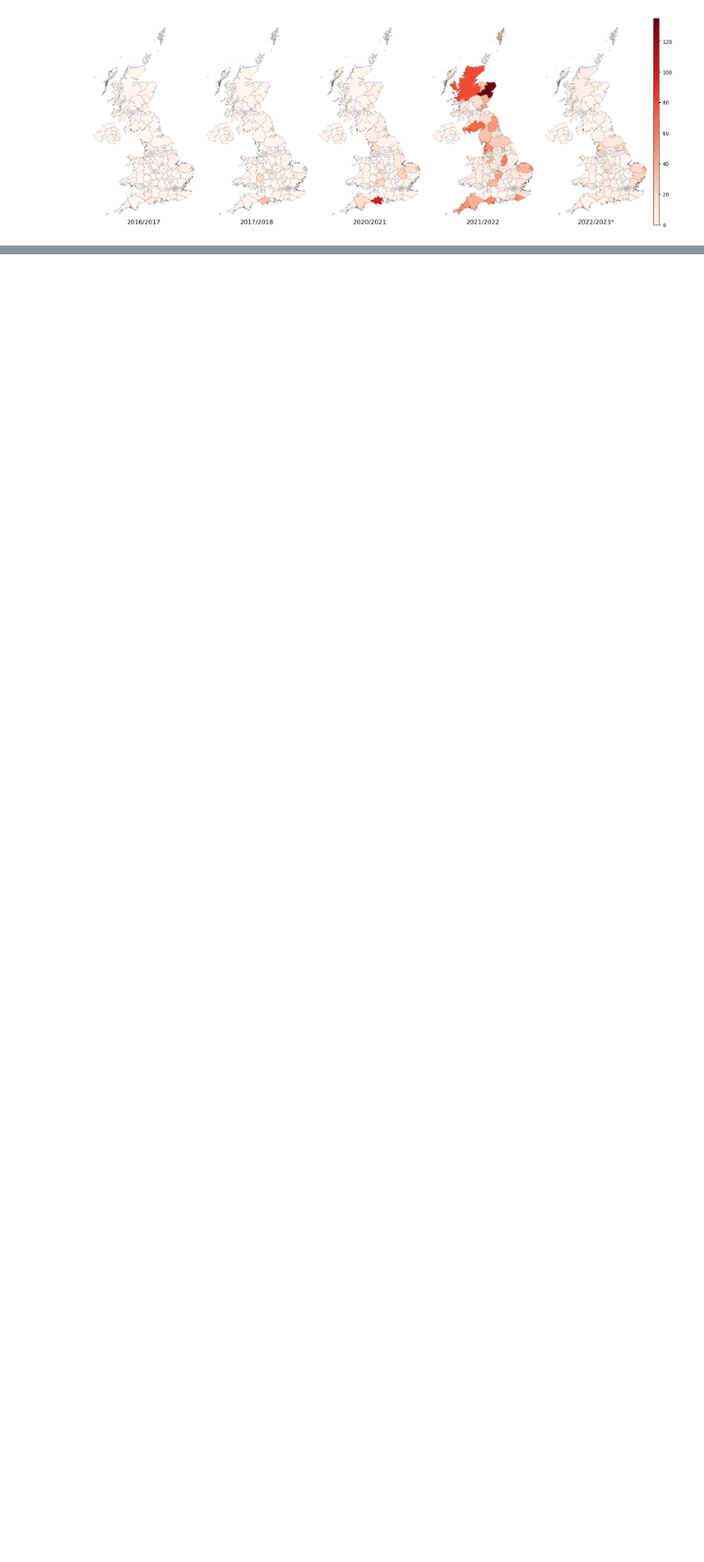
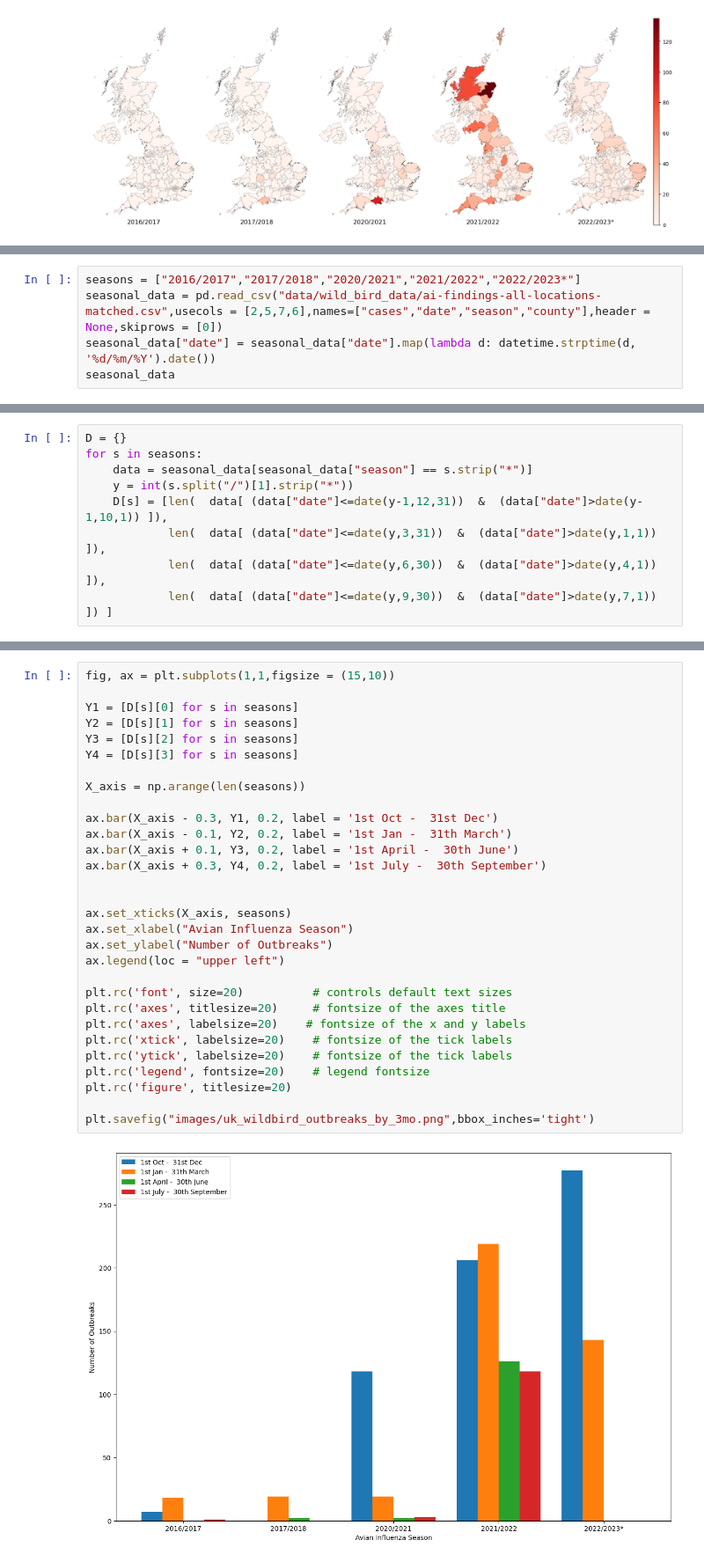
Before and after one commit to joeBr/Rproject-HPAI-modelling, a Jupyter notebook: UK_wild_bird_cases_visualisation.ipynb, the cells around one changed output, grey strips where cells are left out. Shown at 88% size. Saved outputs shown, nothing was run; the diff lists cells and outputs as text; blank space fills up the shorter version.

```diff
--- a/UK_wild_bird_cases_visualisation.ipynb
+++ b/UK_wild_bird_cases_visualisation.ipynb
@@ -145,0 +100,5 @@ plt.savefig("uk_wildbird_outbreaks.png",bbox_inches='tight')
+# %%
+seasons = ["2016/2017","2017/2018","2020/2021","2021/2022","2022/2023*"]
+seasonal_data = pd.read_csv("data/wild_bird_data/ai-findings-all-locations-matched.csv",usecols = [2,5,7,6],names=["cases","date","season","county"],header = None,skiprows = [0])
+seasonal_data["date"] = seasonal_data["date"].map(lambda d: datetime.strptime(d, '%d/%m/%Y').date())
+seasonal_data
@@ -145,0 +119,9 @@ plt.savefig("uk_wildbird_outbreaks.png",bbox_inches='tight')
+# %%
+D = {}
+for s in seasons:
+    data = seasonal_data[seasonal_data["season"] == s.strip("*")]
+    y = int(s.split("/")[1].strip("*"))
+    D[s] = [len(  data[ (data["date"]<=date(y-1,12,31))  &  (data["date"]>date(y-1,10,1)) ]),
+            len(  data[ (data["date"]<=date(y,3,31))  &  (data["date"]>date(y,1,1)) ]),
+            len(  data[ (data["date"]<=date(y,6,30))  &  (data["date"]>date(y,4,1)) ]),
+            len(  data[ (data["date"]<=date(y,9,30))  &  (data["date"]>date(y,7,1)) ]) ]
@@ -145,0 +136,32 @@ plt.savefig("uk_wildbird_outbreaks.png",bbox_inches='tight')
+# %%
+fig, ax = plt.subplots(1,1,figsize = (15,10))
+
+Y1 = [D[s][0] for s in seasons]
+Y2 = [D[s][1] for s in seasons]
+Y3 = [D[s][2] for s in seasons]
+Y4 = [D[s][3] for s in seasons]
+
+X_axis = np.arange(len(seasons))
+
+ax.bar(X_axis - 0.3, Y1, 0.2, label = '1st Oct -  31st Dec')
+ax.bar(X_axis - 0.1, Y2, 0.2, label = '1st Jan -  31th March')
+ax.bar(X_axis + 0.1, Y3, 0.2, label = '1st April -  30th June')
+ax.bar(X_axis + 0.3, Y4, 0.2, label = '1st July -  30th September')
+
+
+ax.set_xticks(X_axis, seasons)
+ax.set_xlabel("Avian Influenza Season")
+ax.set_ylabel("Number of Outbreaks")
+ax.legend(loc = "upper left")
+
+plt.rc('font', size=20)          # controls default text sizes
+plt.rc('axes', titlesize=20)     # fontsize of the axes title
+plt.rc('axes', labelsize=20)    # fontsize of the x and y labels
+plt.rc('xtick', labelsize=20)    # fontsize of the tick labels
+plt.rc('ytick', labelsize=20)    # fontsize of the tick labels
+plt.rc('legend', fontsize=20)    # legend fontsize
+plt.rc('figure', titlesize=20)
+
+plt.savefig("images/uk_wildbird_outbreaks_by_3mo.png",bbox_inches='tight')
+# %% [output]
+[figure, added]
```
Also changed, not shown: parts of 22 cells of this notebook, 20 other files.
